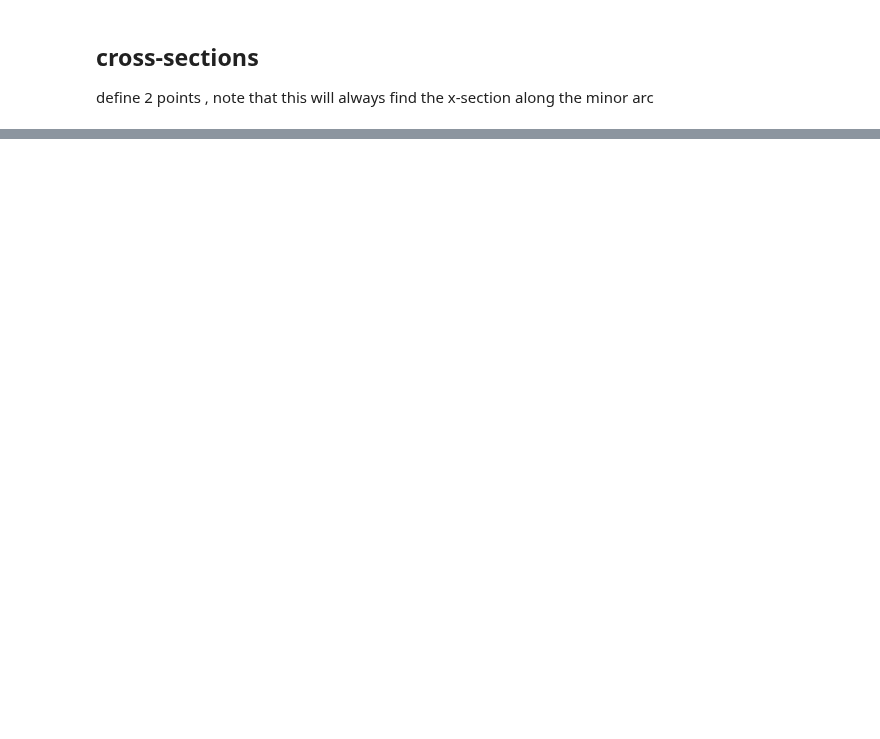
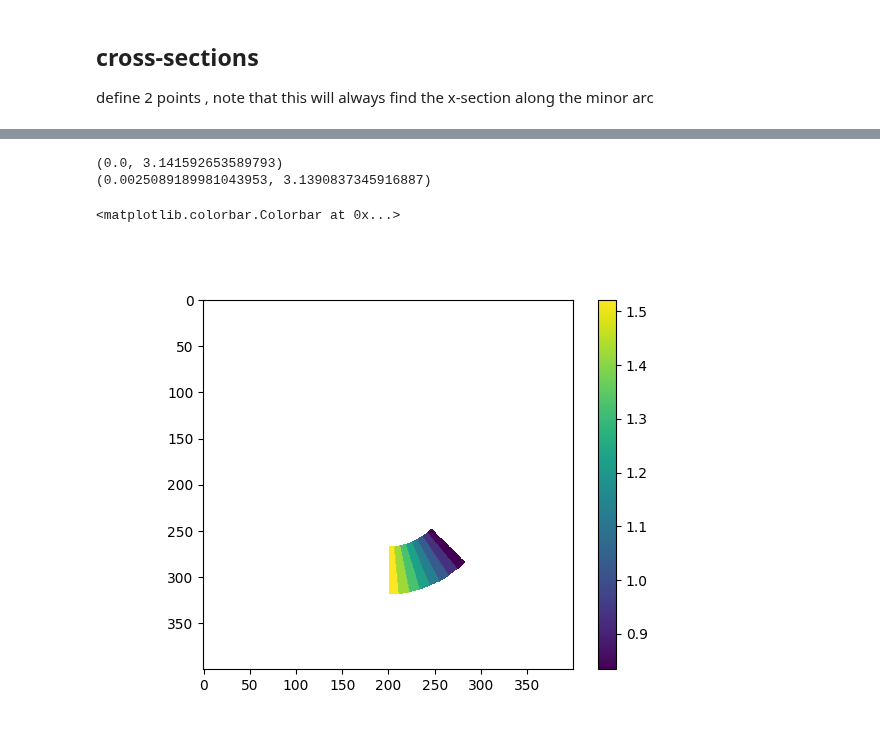
Before and after one commit to chrishavlin/yt_scratch, a Jupyter notebook: notebooks/dev/spherical_pixelization_toy.ipynb, the cells around one changed output, grey strips where cells are left out. Cells and saved outputs as stored; diff of their text form; code cells hidden in the pictures; blank space fills up the shorter version.

Commit message:
spherical pixelization with yt

```diff
--- a/notebooks/dev/spherical_pixelization_toy.ipynb
+++ b/notebooks/dev/spherical_pixelization_toy.ipynb
@@ -467,0 +460,16 @@ interactive(children=(FloatSlider(value=0.2, description='pt1_r', max=1.0), Floa
+# %%
+from yt.testing import fake_amr_ds
+ds = fake_amr_ds(geometry='spherical')
+# left/right bounding box points
+pt1 = (0.5, np.pi/4, 0.) # (r, theta, phi), theta: 0 to pi (latitutdinal), phi: 0 to 2pi (longitudinal)
+pt2 = (0.9, np.pi/2, 0.) # (r, theta, phi)
+
+x,y, vals = get_cross_section_yt(ds, ("index", "theta"),
+                                 pt1, pt2,
+                                 in_plane_x_range=(-1.5, 1.5, 400),
+                                 in_plane_y_range=(-1.5, 1.5, 400))
+
+f = plt.figure()
+ax = plt.imshow(vals)
+plt.colorbar()
+# %% [output]
@@ -467,0 +481,4 @@ interactive(children=(FloatSlider(value=0.2, description='pt1_r', max=1.0), Floa
+(0.0, 3.141592653589793)
+(0.0025089189981043953, 3.1390837345916887)
+<matplotlib.colorbar.Colorbar at 0x...>
+[figure, added]
```
Also changed, not shown: parts of 14 cells of this notebook.
